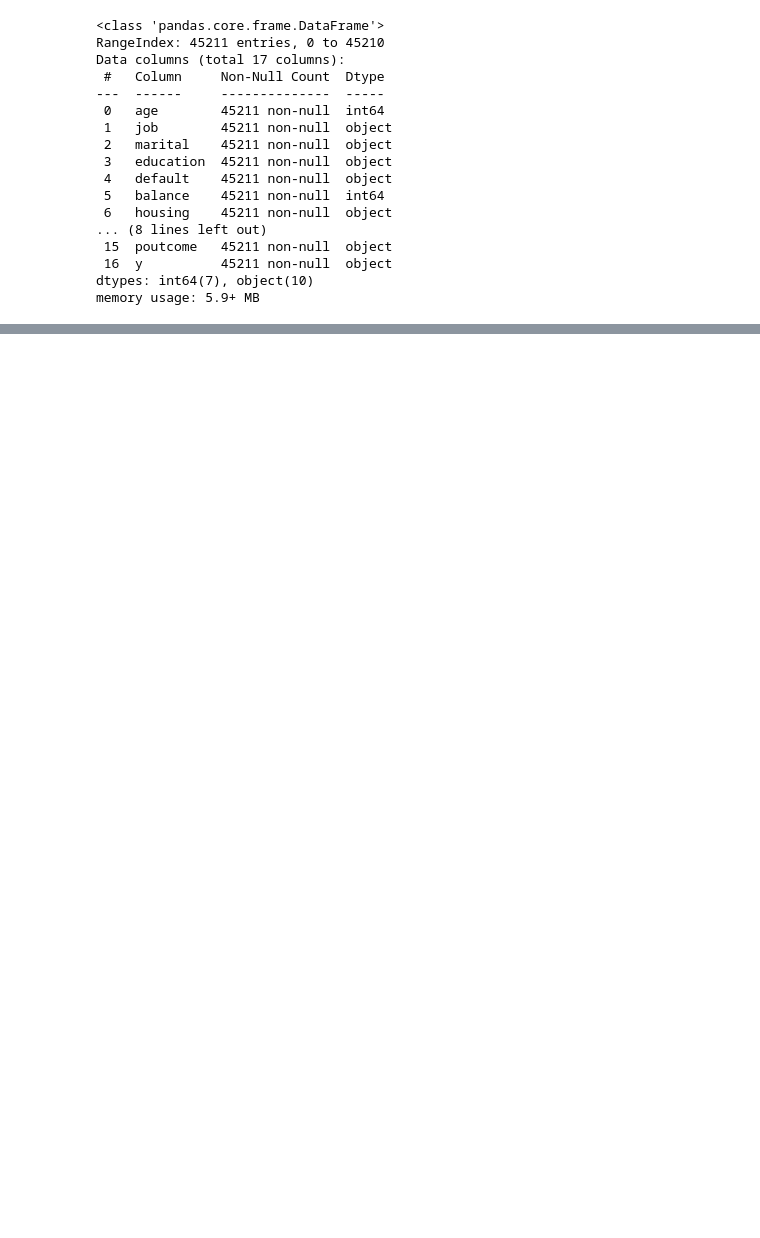
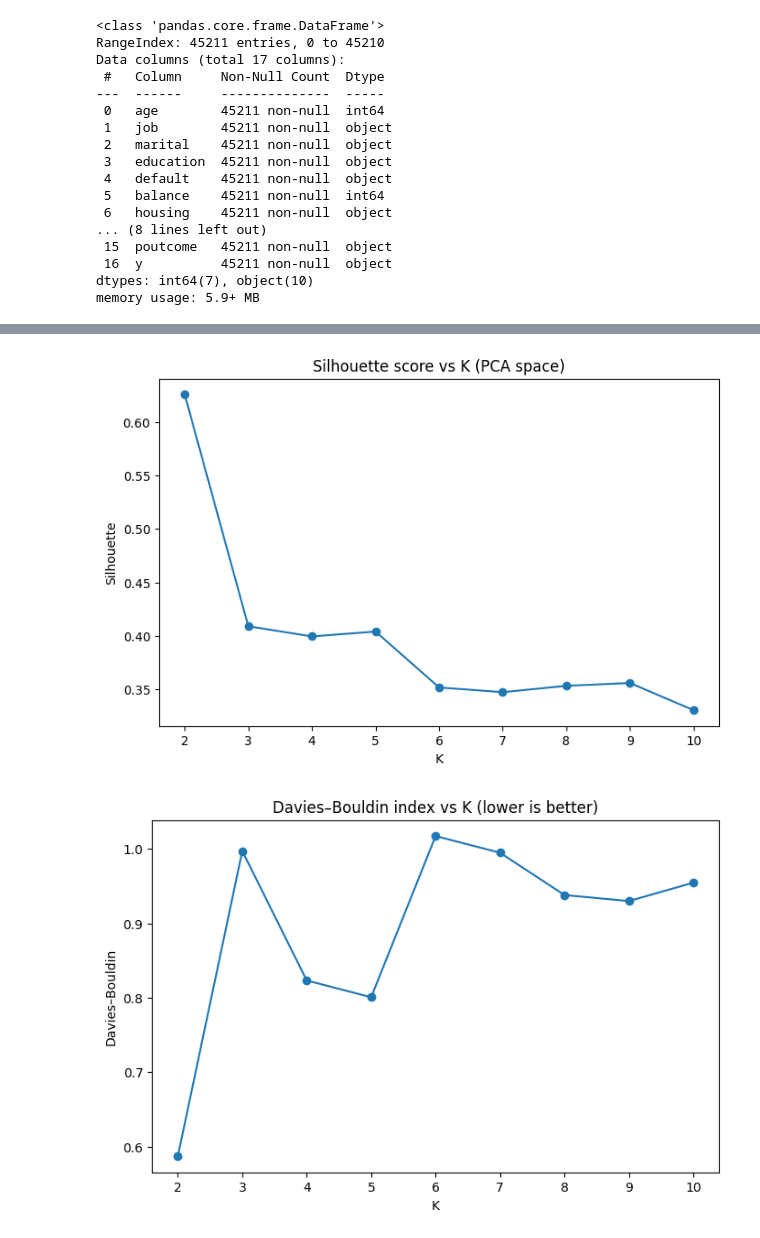
Before and after one commit to ManonoLinda/Customer-Segmentation-and-Marketing-Campaign-Optimisation, a Jupyter notebook: Project1.ipynb, the cells around one changed output, grey strips where cells are left out. Cells and saved outputs as stored; diff of their text form; code cells hidden in the pictures; blank space fills up the shorter version.

```diff
--- a/Project1.ipynb
+++ b/Project1.ipynb
@@ -529,0 +96,10 @@ plt.show()
+# %%
+# Categorical features
+cat_cols = ["job", "marital", "education", "default", "housing", "loan", "poutcome"]
+
+# Numerical features
+num_cols = ["age", "balance_slog", "campaign_log", "previous_log", "pdays_log", "previously_contacted"]
+
+# Sanity checks
+missing_cols = [c for c in (cat_cols + num_cols + ["outcome"]) if c not in df.columns]
+missing_cols
@@ -529,0 +153,5 @@ plt.show()
+# %%
+# Handle any unexpected missing values
+X_cluster = X_cluster.fillna(X_cluster.median(numeric_only=True))
+
+X_cluster.head()
@@ -529,0 +167,7 @@ plt.show()
+# %%
+# Keep 80% of variance
+pca = PCA(n_components=0.80, random_state=42)
+X_pca = pca.fit_transform(X_cluster)
+
+print("Original features:", X_cluster.shape[1])
+print("PCA components retained:", pca.n_components_)
@@ -529,0 +214,25 @@ plt.show()
+# %%
+# Visualise K selection signals
+plt.figure(figsize=(8, 5))
+plt.plot(metrics_df["k"], metrics_df["silhouette"], marker="o")
+plt.title("Silhouette score vs K (PCA space)")
+plt.xlabel("K")
+plt.ylabel("Silhouette")
+plt.show()
+
+plt.figure(figsize=(8, 5))
+plt.plot(metrics_df["k"], metrics_df["davies_bouldin"], marker="o")
+plt.title("Davies–Bouldin index vs K (lower is better)")
+plt.xlabel("K")
+plt.ylabel("Davies–Bouldin")
+plt.show()
+
+plt.figure(figsize=(8, 5))
+plt.plot(metrics_df["k"], metrics_df["inertia"], marker="o")
+plt.title("Elbow method (inertia) vs K")
+plt.xlabel("K")
+plt.ylabel("Inertia")
+plt.show()
+# %% [output]
+[figure, added]
+[figure, added]
```
Also changed, not shown: parts of 75 cells of this notebook.
